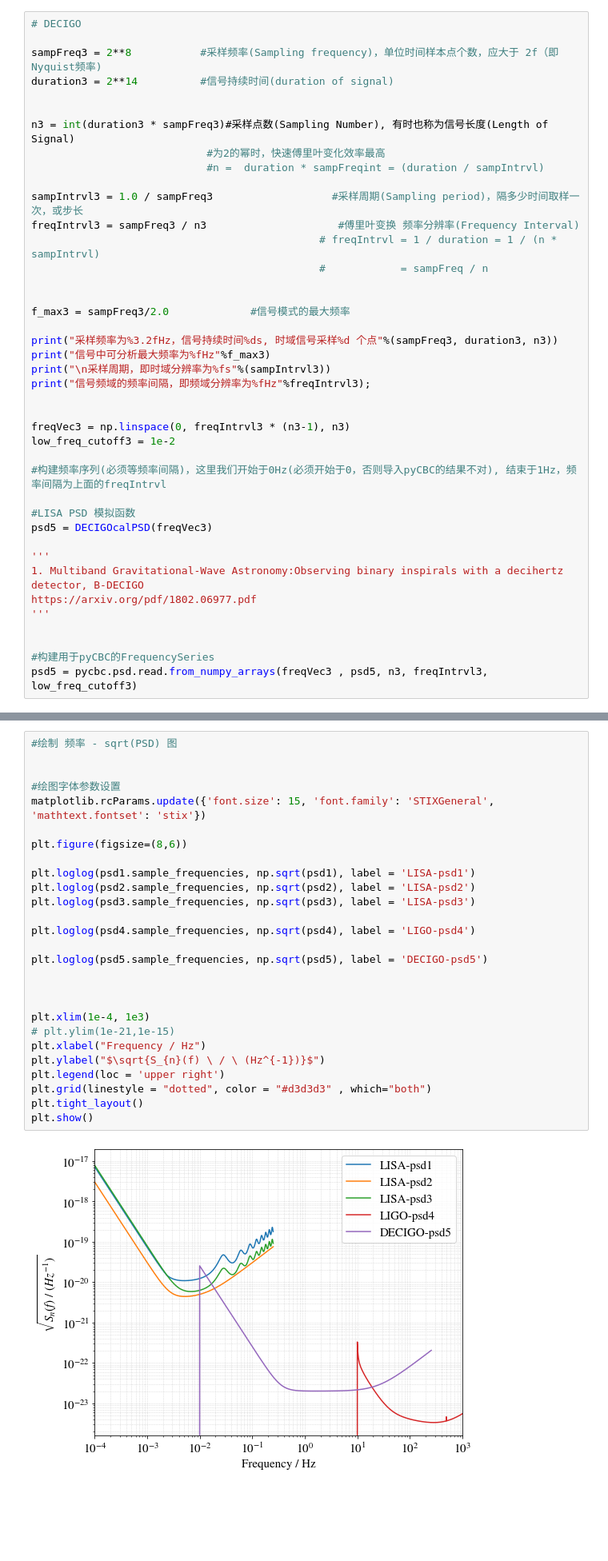
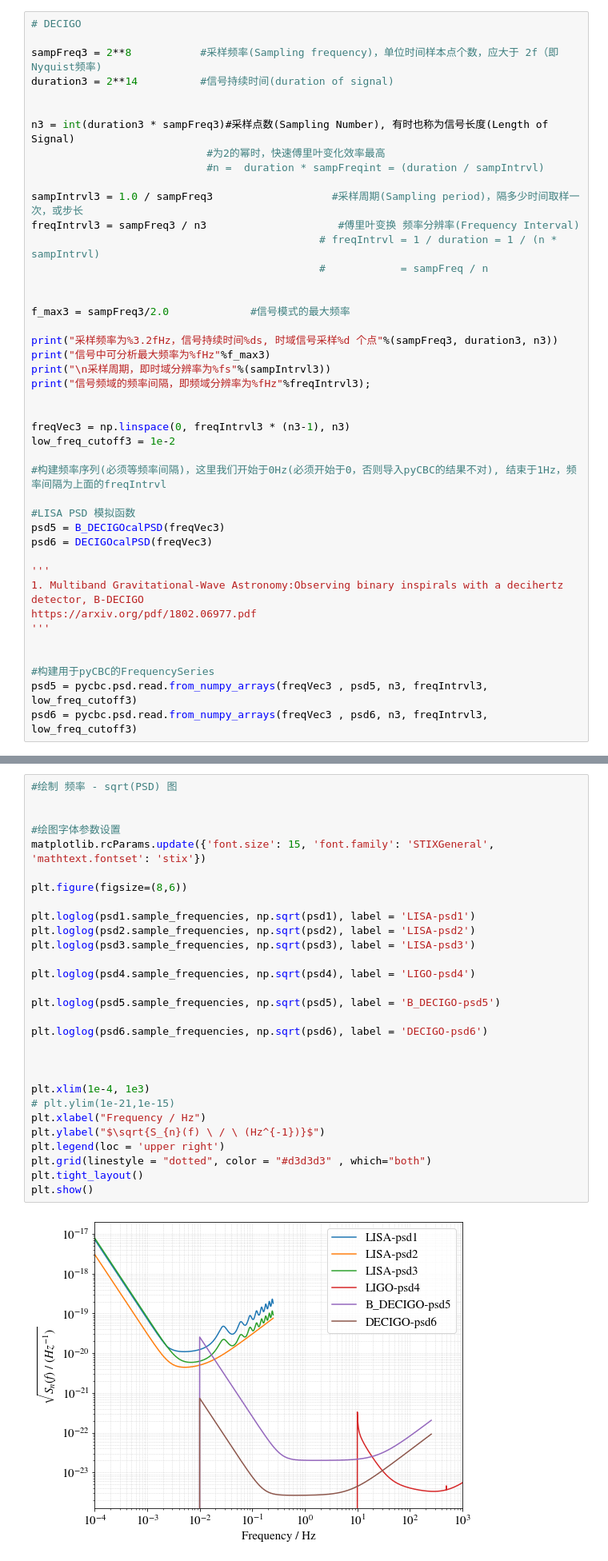
Before and after one commit to kelvin1020/matchGW, a Jupyter notebook: Setting_PSD.ipynb, the cells around one changed output, grey strips where cells are left out. Shown at 80% size. Cells and saved outputs as stored; diff of their text form; blank space fills up the shorter version.

Commit message:
DECIGO psd updated

```diff
--- a/Setting_PSD.ipynb
+++ b/Setting_PSD.ipynb
@@ -101,7 +101,8 @@ low_freq_cutoff3 = 1e-2
 #构建频率序列(必须等频率间隔)，这里我们开始于0Hz(必须开始于0，否则导入pyCBC的结果不对), 结束于1Hz，频率间隔为上面的freqIntrvl
 
 #LISA PSD 模拟函数
-psd5 = DECIGOcalPSD(freqVec3)
+psd5 = B_DECIGOcalPSD(freqVec3)
+psd6 = DECIGOcalPSD(freqVec3)
 
 '''
 1. Multiband Gravitational-Wave Astronomy:Observing binary inspirals with a decihertz detector, B-DECIGO
@@ -111,6 +112,7 @@ https://arxiv.org/pdf/1802.06977.pdf
 
 #构建用于pyCBC的FrequencySeries
 psd5 = pycbc.psd.read.from_numpy_arrays(freqVec3 , psd5, n3, freqIntrvl3, low_freq_cutoff3)
+psd6 = pycbc.psd.read.from_numpy_arrays(freqVec3 , psd6, n3, freqIntrvl3, low_freq_cutoff3)
 # %% [output]
 采样频率为256.00Hz，信号持续时间16384s, 时域信号采样4194304 个点
 信号中可分析最大频率为128.000000Hz
@@ -168,29 +170,31 @@ psd4 = pycbc.psd.from_string('aLIGOaLIGODesignSensitivityT1800044', n2, freqIntr
 # %%
 #绘制 频率 - sqrt(PSD) 图
 
 
 #绘图字体参数设置
 matplotlib.rcParams.update({'font.size': 15, 'font.family': 'STIXGeneral', 'mathtext.fontset': 'stix'})
 
 plt.figure(figsize=(8,6))
 
 plt.loglog(psd1.sample_frequencies, np.sqrt(psd1), label = 'LISA-psd1')
 plt.loglog(psd2.sample_frequencies, np.sqrt(psd2), label = 'LISA-psd2')
 plt.loglog(psd3.sample_frequencies, np.sqrt(psd3), label = 'LISA-psd3')
 
 plt.loglog(psd4.sample_frequencies, np.sqrt(psd4), label = 'LIGO-psd4')
 
-plt.loglog(psd5.sample_frequencies, np.sqrt(psd5), label = 'DECIGO-psd5')
+plt.loglog(psd5.sample_frequencies, np.sqrt(psd5), label = 'B_DECIGO-psd5')
+
+plt.loglog(psd6.sample_frequencies, np.sqrt(psd6), label = 'DECIGO-psd6')
 
 
 
 plt.xlim(1e-4, 1e3)
 # plt.ylim(1e-21,1e-15)
 plt.xlabel("Frequency / Hz")
 plt.ylabel("$\sqrt{S_{n}(f) \ / \ (Hz^{-1})}$")
 plt.legend(loc = 'upper right')
 plt.grid(linestyle = "dotted", color = "#d3d3d3" , which="both")
 plt.tight_layout()
 plt.show()
 # %% [output]
-[figure, old version]
+[figure, new version]
```
Also changed, not shown: parts of 1 cell of this notebook, 1 other file.
